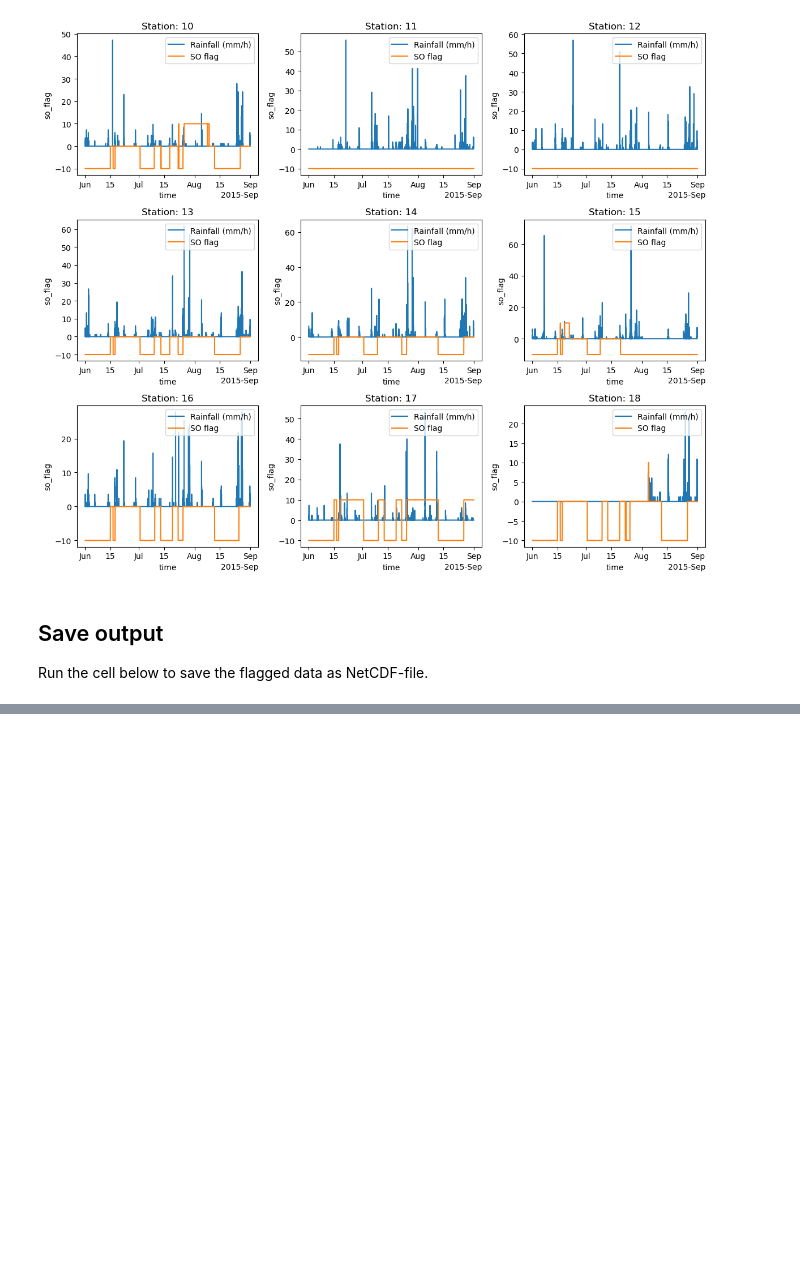
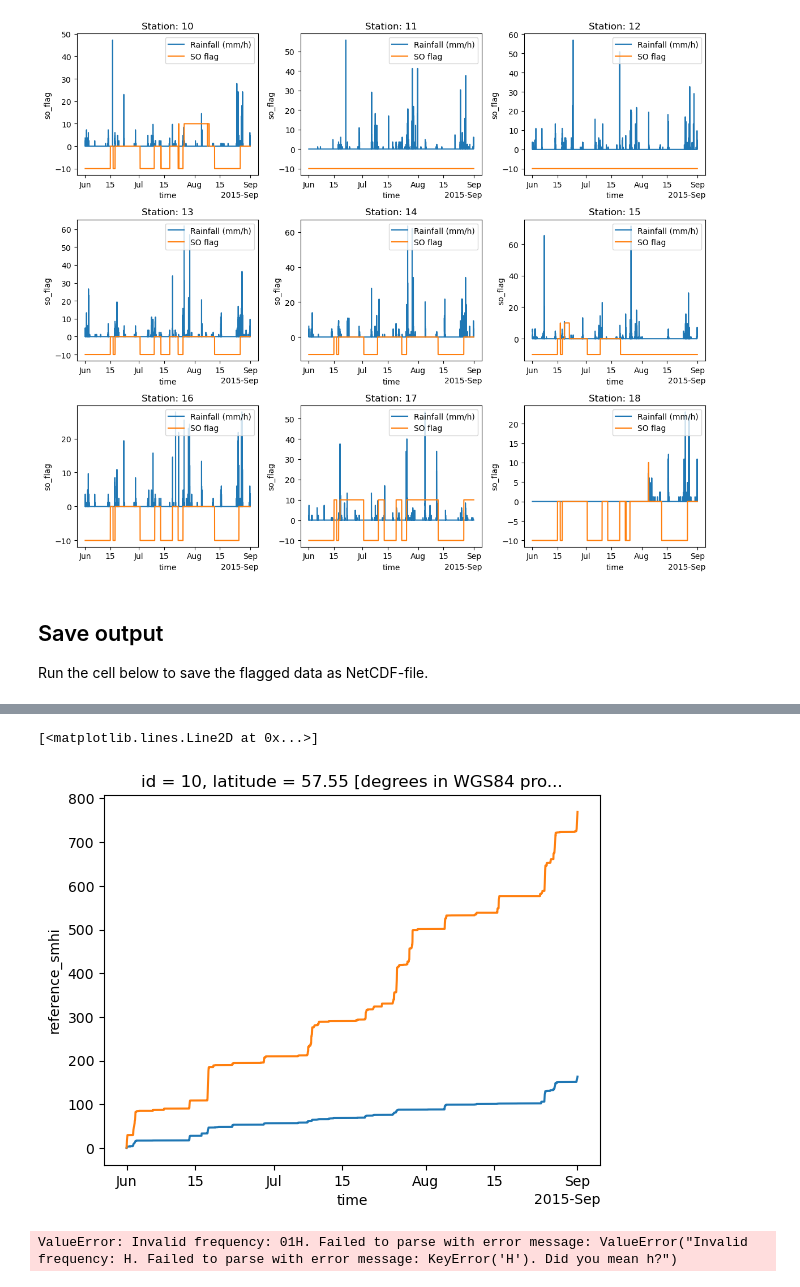
Before and after one commit to cchwala/OpenMRG2, a Jupyter notebook: sum_resample_QC_PWS.ipynb, the cells around one changed output, grey strips where cells are left out. Saved outputs shown, nothing was run; the diff lists cells and outputs as text; code cells hidden in the pictures; blank space fills up the shorter version.

```diff
--- a/sum_resample_QC_PWS.ipynb
+++ b/sum_resample_QC_PWS.ipynb
@@ -276,0 +378,41 @@ ds_pws_flagged.to_netcdf("flagged_dataset.nc")
+# %%
+#ds_pws.isel(id=0).plot.scatter(x='rainfall', y='reference_smhi')
+ds_pws.isel(id=10).rainfall.cumsum().plot()
+ds_pws.isel(id=10).reference_smhi.cumsum().plot()
+# %% [output]
+[<matplotlib.lines.Line2D at 0x...>]
+[figure, added]
+# %%
+import matplotlib.pyplot as plt
+
+# Load SMHI gauge data
+ds_gauge_smhi = xr.open_dataset("smhi_gauge.nc")
+
+# Resample SMHI to match PWS time resolution if needed
+# Assuming PWS is hourly, SMHI might be different
+time_diff = ds_pws.time.diff(dim='time').median().item() / 1e9 / 3600  # hours
+if time_diff == 1:
+    ds_gauge_smhi_resampled = ds_gauge_smhi.resample(time="1H").sum()
+else:
+    ds_gauge_smhi_resampled = ds_gauge_smhi.resample(time=str(int(time_diff)) + "1H").sum()
+
+# Use SMHI as reference for all PWS (assuming it's the closest or main gauge)
+reference_smhi = ds_gauge_smhi_resampled.rainfall.sel(id="SMHI").reindex(time=ds_pws_flagged.time, method='nearest')
+
+# Compute cumulative sum for rainfall and reference
+cumsum_rainfall = ds_pws_flagged.rainfall.cumsum(dim='time')
+cumsum_reference = reference_smhi.cumsum(dim='time')
+
+# Plot for each station
+fig, ax = plt.subplots(figsize=(10, 6))
+for station_id in ds_pws_flagged.id.values:
+    ax.plot(cumsum_reference, cumsum_rainfall.sel(id=station_id), label=f'Station {station_id}')
+
+ax.set_xlabel('Cumulative SMHI Gauge Rainfall (mm)')
+ax.set_ylabel('Cumulative PWS Rainfall (mm)')
+ax.set_title('Cumulative Rainfall: PWS vs SMHI Gauge')
+ax.legend(bbox_to_anchor=(1.05, 1), loc='upper left')
+plt.tight_layout()
+plt.show()
+# %% [output]
+ValueError: Invalid frequency: 01H. Failed to parse with error message: ValueError("Invalid frequency: H. Failed to parse with error message: KeyError('H'). Did you mean h?")
```
Also changed, not shown: parts of 17 cells of this notebook, 1 other file.
